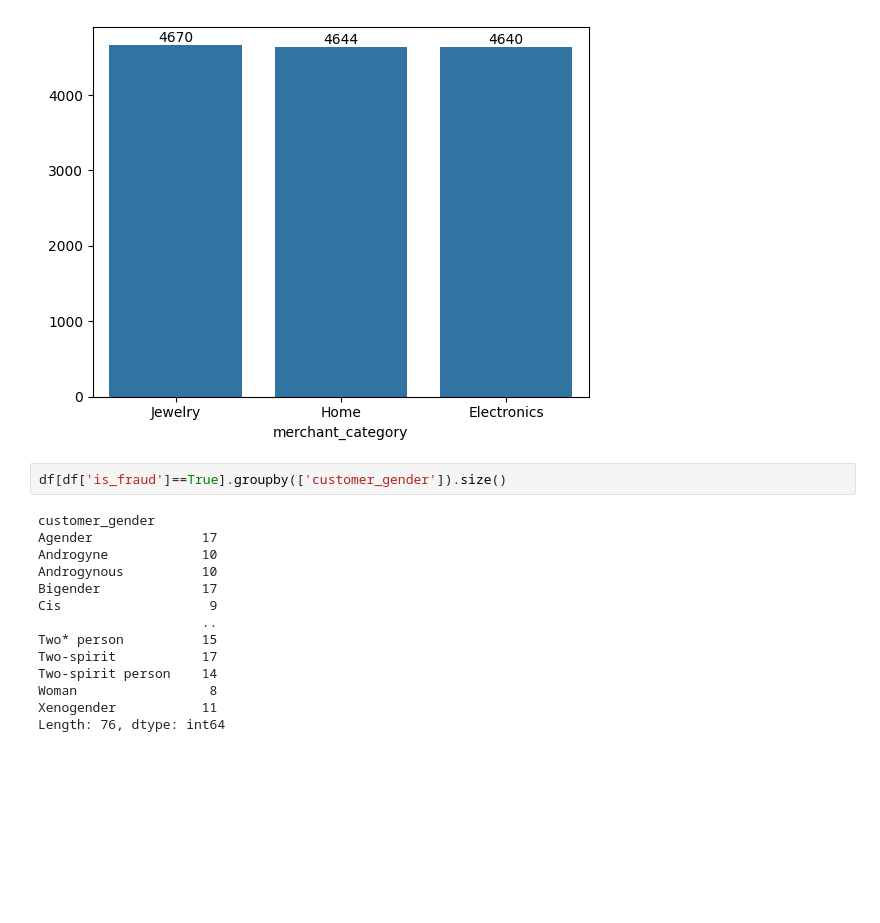
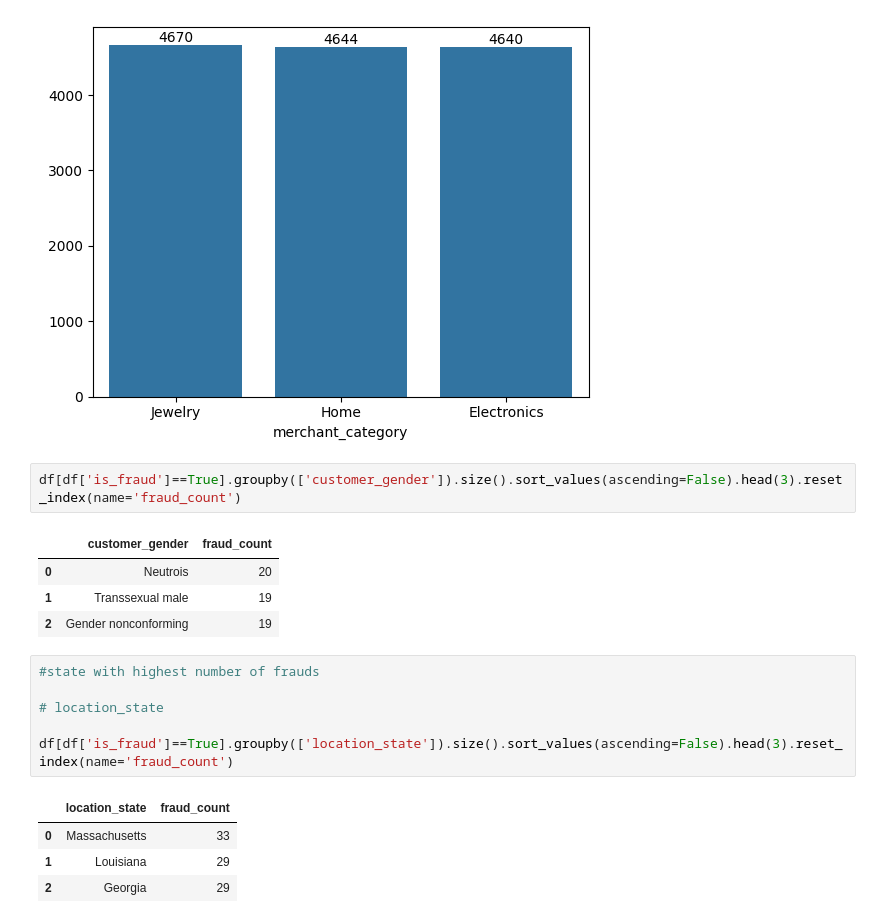
Before and after one commit to MuraliAirody/PyAi_Foundation, a Jupyter notebook: Practice/case_study.ipynb, the cells around one changed output. Cells and saved outputs as stored; diff of their text form; blank space fills up the shorter version.

```diff
--- a/Practice/case_study.ipynb
+++ b/Practice/case_study.ipynb
@@ -453,18 +453,20 @@ plt.show()
 # %% [output]
 [figure]
 # %%
-df[df['is_fraud']==True].groupby(['customer_gender']).size()
+df[df['is_fraud']==True].groupby(['customer_gender']).size().sort_values(ascending=False).head(3).reset_index(name='fraud_count')
 # %% [output]
-customer_gender
-Agender              17
-Androgyne            10
-Androgynous          10
-Bigender             17
-Cis                   9
-                     ..
-Two* person          15
-Two-spirit           17
-Two-spirit person    14
-Woman                 8
-Xenogender           11
-Length: 76, dtype: int64
+|  | customer_gender | fraud_count |
+| 0 | Neutrois | 20 |
+| 1 | Transsexual male | 19 |
+| 2 | Gender nonconforming | 19 |
+# %%
+#state with highest number of frauds
+
+# location_state
+
+df[df['is_fraud']==True].groupby(['location_state']).size().sort_values(ascending=False).head(3).reset_index(name='fraud_count')
+# %% [output]
+|  | location_state | fraud_count |
+| 0 | Massachusetts | 33 |
+| 1 | Louisiana | 29 |
+| 2 | Georgia | 29 |
```
Also changed, not shown: parts of 3 cells of this notebook.
